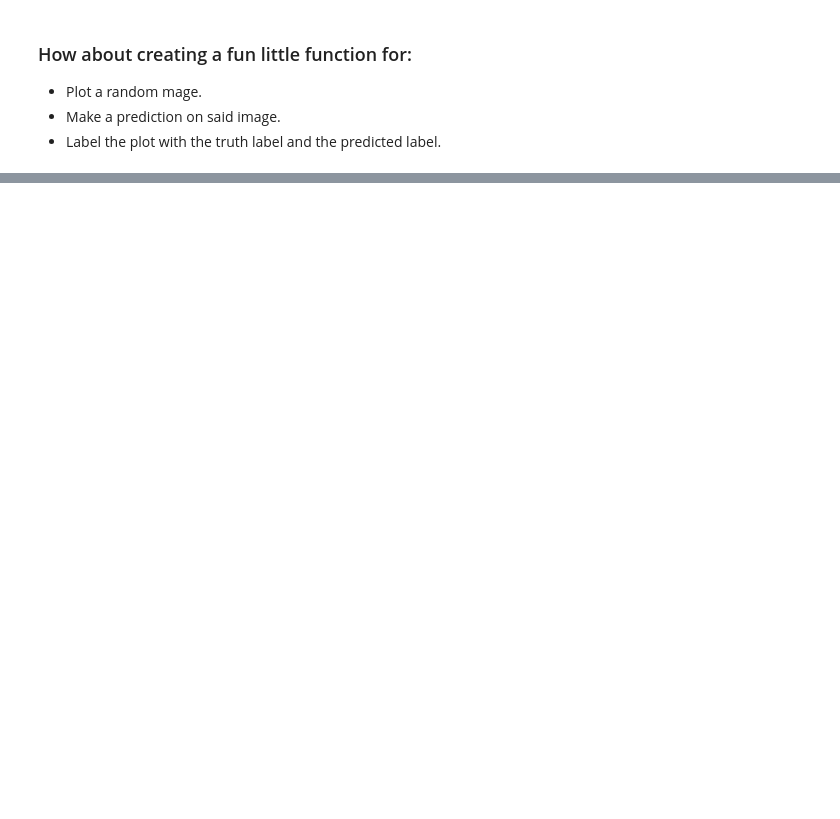
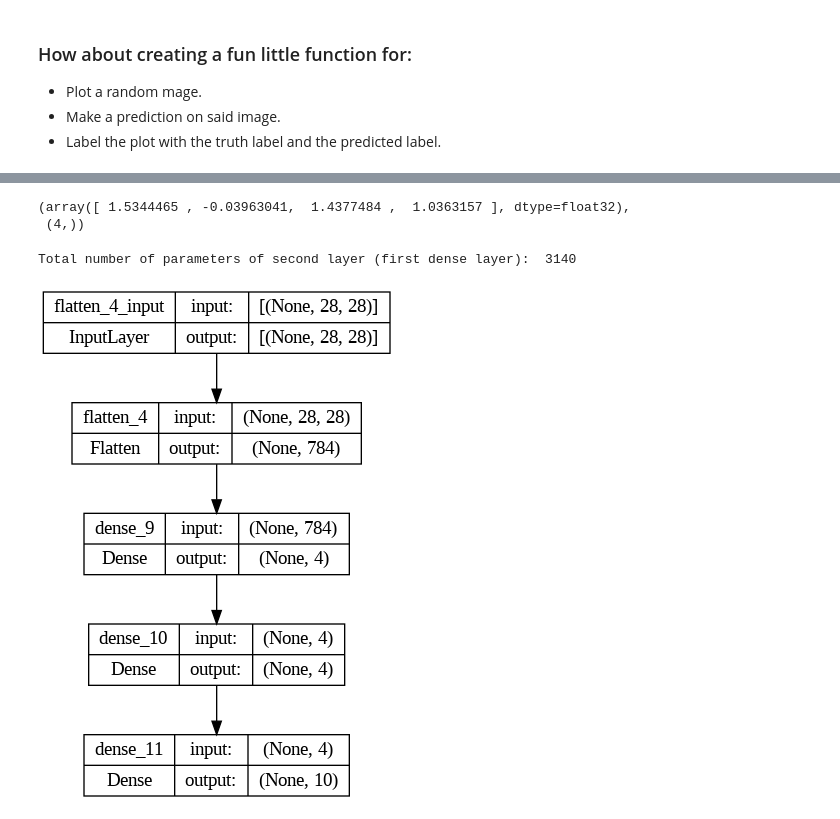
Before and after one commit to Muntasir2179/tensorflow-learning, a Jupyter notebook: 02_neural_network_classification_with_tensorflow_multiclass_classification.ipynb, the cells around one changed output, grey strips where cells are left out. Saved outputs shown, nothing was run; the diff lists cells and outputs as text; code cells hidden in the pictures; blank space fills up the shorter version.

Commit message:
exploring weight matrix and bias vector

```diff
--- a/02_neural_network_classification_with_tensorflow_multiclass_classification.ipynb
+++ b/02_neural_network_classification_with_tensorflow_multiclass_classification.ipynb
@@ -531,0 +591,18 @@ plot_random_image(model=model_4,
+# %%
+# check out the bias vector
+biases, biases.shape
+# %% [output]
+(array([ 1.5344465 , -0.03963041,  1.4377484 ,  1.0363157 ], dtype=float32),
+ (4,))
+# %%
+# second layer (first dense layer) weights has vector shape of 784
+# second layer has 4 neurons each hase weight vector of shape 784
+# 4 neurons has 4 bias vecotr of shape 1
+print('Total number of parameters of second layer (first dense layer): ', 784*4 + 4)
+# %% [output]
+Total number of parameters of second layer (first dense layer):  3140
+# %%
+# plot the model
+tf.keras.utils.plot_model(model_4, show_shapes=True)
+# %% [output]
+[figure, added]
```
Also changed, not shown: parts of 22 cells of this notebook.
